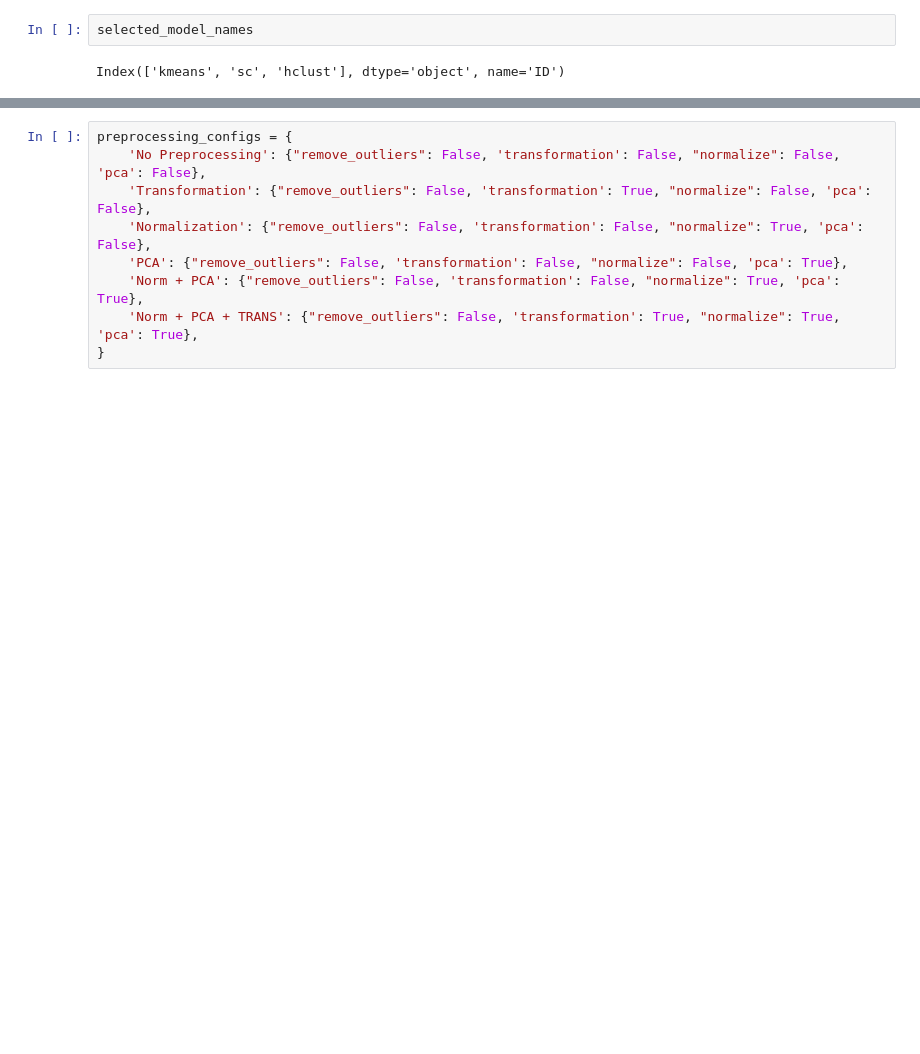
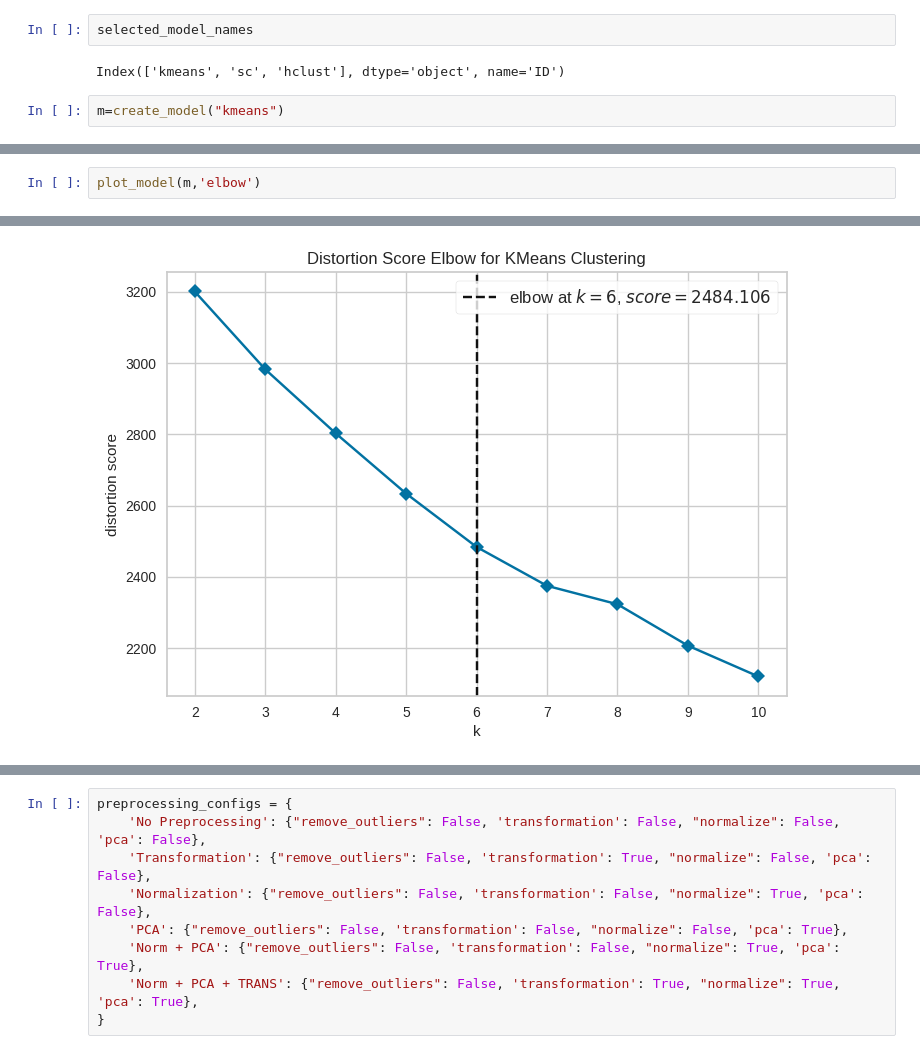
Before and after one commit to khushi2068/Clustering, a Jupyter notebook: Clustering_Assignment.ipynb, the cells around one changed output, grey strips where cells are left out. Drawn from its saved outputs; the diff is of its cells as text; blank space fills up the shorter version.

```diff
--- a/Clustering_Assignment.ipynb
+++ b/Clustering_Assignment.ipynb
@@ -55,3 +55,5 @@ selected_model_names = clustering_setup.models().index[[0, 3, 4]]
 selected_model_names
 # %% [output]
 Index(['kmeans', 'sc', 'hclust'], dtype='object', name='ID')
+# %%
+m=create_model("kmeans")
@@ -57,0 +65,3 @@ Index(['kmeans', 'sc', 'hclust'], dtype='object', name='ID')
+# %%
+plot_model(m,'elbow')
+# %% [output]
@@ -57,0 +69 @@ Index(['kmeans', 'sc', 'hclust'], dtype='object', name='ID')
+[figure, added]
```
Also changed, not shown: parts of 5 cells of this notebook.
